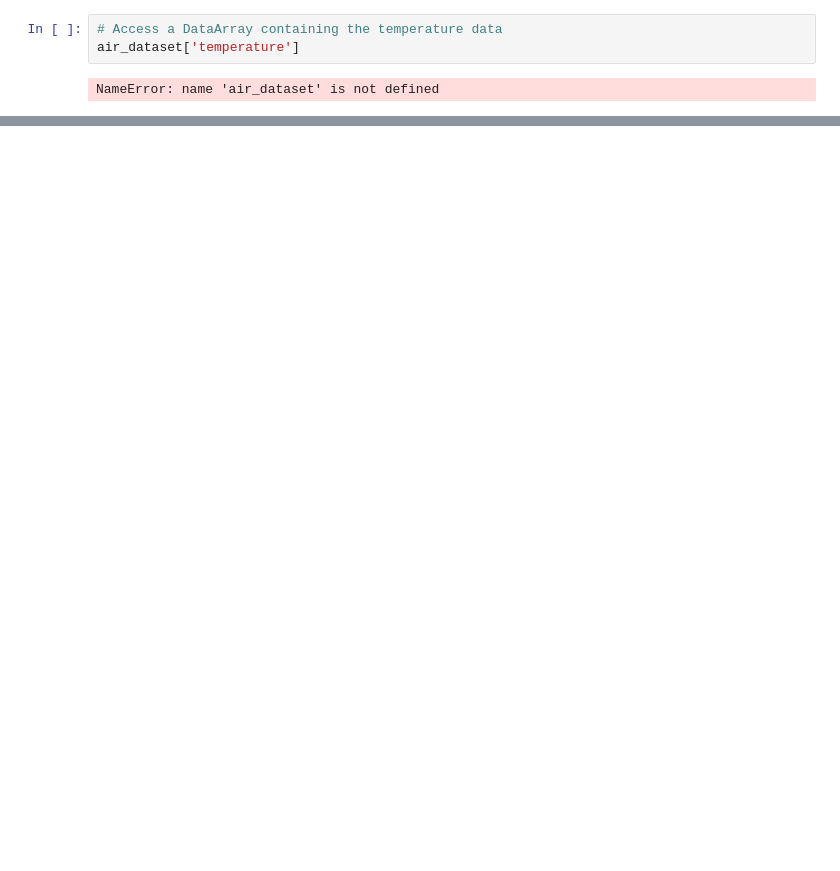
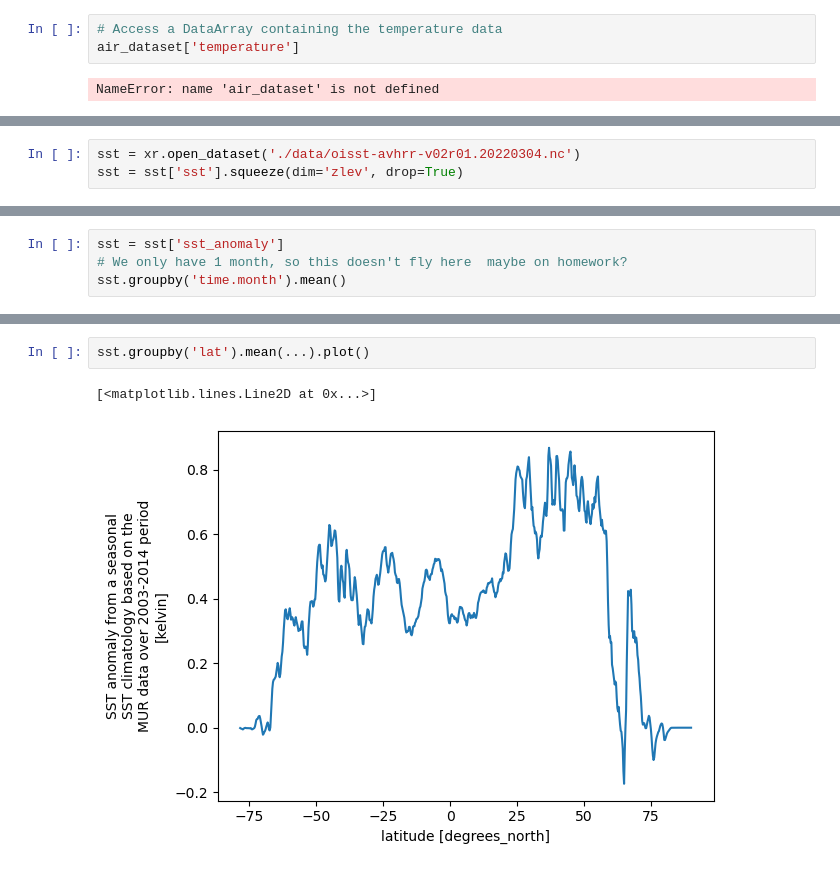
Before and after one commit to NASA-SARP/2026-Coding-Alex, a Jupyter notebook: lessons/04_gridded_data/04_gridded_data.ipynb, the cells around one changed output, grey strips where cells are left out. Saved outputs shown, nothing was run; the diff lists cells and outputs as text; blank space fills up the shorter version.

```diff
--- a/lessons/04_gridded_data/04_gridded_data.ipynb
+++ b/lessons/04_gridded_data/04_gridded_data.ipynb
@@ -333,0 +666,3 @@ We are opening up a MUR file stored locally, but you could re-download this file
+# %%
+sst = xr.open_dataset('./data/oisst-avhrr-v02r01.20220304.nc')
+sst = sst['sst'].squeeze(dim='zlev', drop=True)
@@ -333,0 +683,4 @@ We are opening up a MUR file stored locally, but you could re-download this file
+# %%
+sst = sst['sst_anomaly']
+# We only have 1 month, so this doesn't fly here  maybe on homework?
+sst.groupby('time.month').mean()
@@ -333,0 +707,5 @@ We are opening up a MUR file stored locally, but you could re-download this file
+# %%
+sst.groupby('lat').mean(...).plot()
+# %% [output]
+[<matplotlib.lines.Line2D at 0x...>]
+[figure, added]
```
Also changed, not shown: parts of 33 cells of this notebook, 3 other files.
